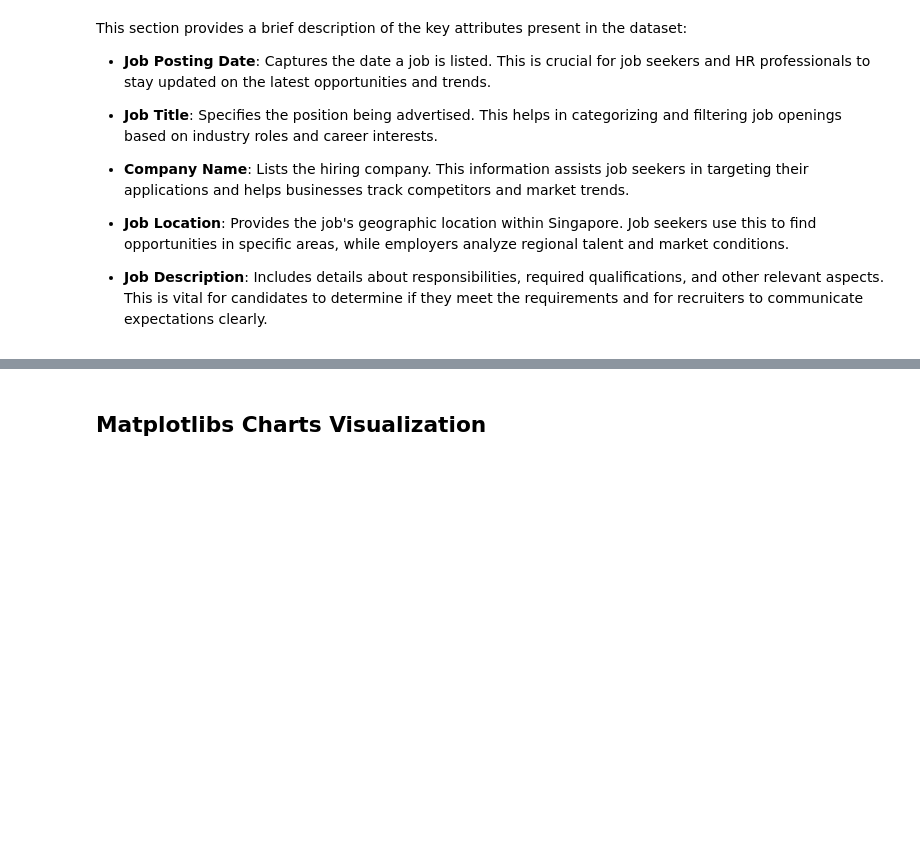
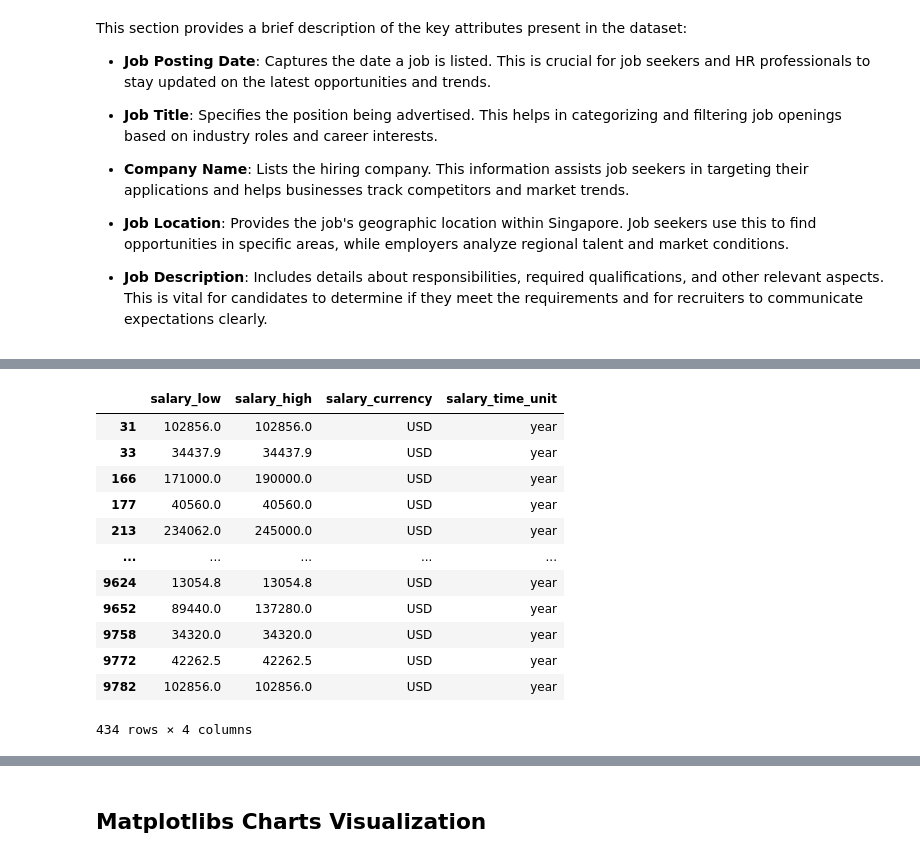
Before and after one commit to dredredre20/CSMODEL_MCO, a Jupyter notebook: mco.ipynb, the cells around one changed output, grey strips where cells are left out. Cells and saved outputs as stored; diff of their text form; code cells hidden in the pictures; blank space fills up the shorter version.

```diff
--- a/mco.ipynb
+++ b/mco.ipynb
@@ -72,2 +222,41 @@ key_data_fields.head()
 # %%
-# Checking for Multiple Data Representation of the same Categorical Values
+# Conversion factors
+monthly_to_annual = 12
+hours_per_week = 40
+weeks_per_year = 52
+hourly_to_annual = hours_per_week * weeks_per_year  # 40 * 52 = 2080
+
+for index, row in salary_df.iterrows():
+    # Convert hourly salaries to annual
+    if (row['salary_time_unit'] == 'hour'):
+        salary_df.loc[index, 'salary_low'] = row['salary_low'] * hourly_to_annual
+        salary_df.loc[index, 'salary_high'] = row['salary_high'] * hourly_to_annual
+        salary_df.loc[index, 'salary_time_unit'] = 'year'
+
+    # Convert monthly salaries to annual
+    elif (row['salary_time_unit'] == 'month'):
+        salary_df.loc[index, 'salary_low'] = row['salary_low'] * monthly_to_annual
+        salary_df.loc[index, 'salary_high'] = row['salary_high'] * monthly_to_annual
+        salary_df.loc[index, 'salary_time_unit'] = 'year'
+
+    # Retain annual salaries
+    else:
+        salary_df.loc[index, 'salary_low'] = row['salary_low']
+        salary_df.loc[index, 'salary_high'] = row['salary_high']
+
+
+salary_df
+# %% [output]
+|  | salary_low | salary_high | salary_currency | salary_time_unit |
+| 31 | 102856.0 | 102856.0 | USD | year |
+| 33 | 34437.9 | 34437.9 | USD | year |
+| 166 | 171000.0 | 190000.0 | USD | year |
+| 177 | 40560.0 | 40560.0 | USD | year |
+| 213 | 234062.0 | 245000.0 | USD | year |
+| ... | ... | ... | ... | ... |
+| 9624 | 13054.8 | 13054.8 | USD | year |
+| 9652 | 89440.0 | 137280.0 | USD | year |
+| 9758 | 34320.0 | 34320.0 | USD | year |
+| 9772 | 42262.5 | 42262.5 | USD | year |
+| 9782 | 102856.0 | 102856.0 | USD | year |
+434 rows × 4 columns
```
Also changed, not shown: parts of 29 cells of this notebook.
